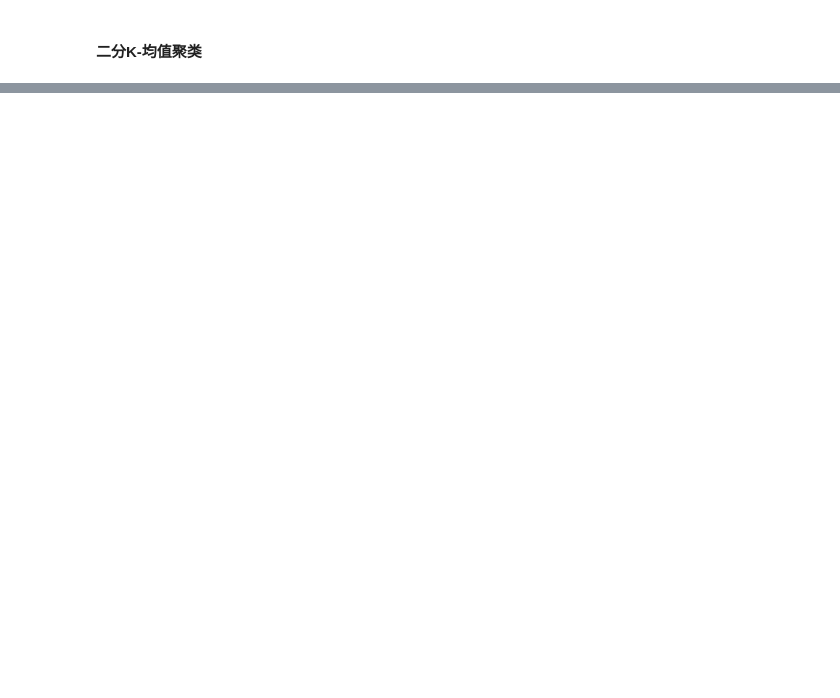
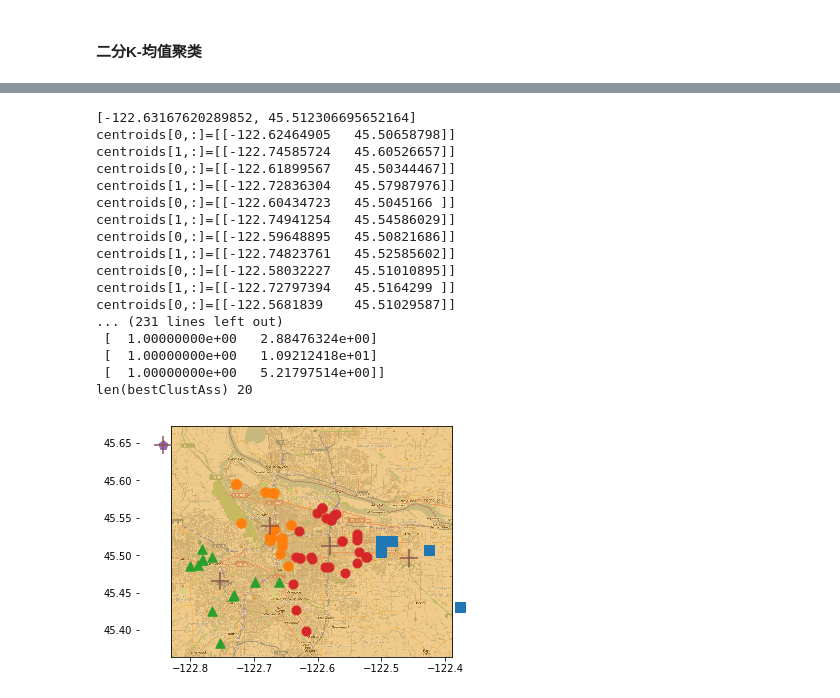
Before and after one commit to sycophant-stone/ml_playgroud, a Jupyter notebook: cluster/kmeans.ipynb, the cells around one changed output, grey strips where cells are left out. Drawn from its saved outputs; the diff is of its cells as text; code cells hidden in the pictures; blank space fills up the shorter version.

Commit message:
add kmeans with map

```diff
--- a/cluster/kmeans.ipynb
+++ b/cluster/kmeans.ipynb
@@ -217,0 +248,58 @@ show_clustter_image_nomat(X_train,4,clusterAssment_2bi,centroids_2bi)
+# %%
+def distSLC(vectA,vectB): #球面余弦定理
+    a=np.sin(vectA[0,1]*np.pi/180)*np.sin(vectB[0,1]*np.pi/180)
+    b=np.cos(vectA[0,1]*np.pi/180)*np.cos(vectB[0,1]*np.pi/180)*np.cos(np.pi/180*(vectB[0,0]-vectA[0,0]))
+    return np.arccos(a+b)*6371.0
+# %%
+def clusterClubs(k=5):
+    dataList=[] # 保存places.txt的经纬坐标
+    for line in open('places.txt').readlines():
+        lineArr=line.split('\t')
+        dataList.append([float(lineArr[4]),float(lineArr[3])])
+        #print("lineArr[4]:%s,lineArr[3]:%s"%(lineArr[4],lineArr[3]))
+    dataMat=np.mat(dataList) # List类型转成Mat类型
+    #print(dataMat.shape)
+    myCentroids,clustAssing=biKmeans(dataMat,k,distSLC)
+    fig=plt.figure()
+    rect=[0.1,0.1,0.8,0.8]
+    scatterMarkers=['s', 'o', '^', '8', 'p', \
+                    'd', 'v', 'h', '>', '<']
+    axprops = dict(xticks=[], yticks=[])
+    ax0=fig.add_axes(rect, label='ax0', **axprops)
+    imgP = plt.imread('Portland.png')
+    ax0.imshow(imgP)
+    ax1=fig.add_axes(rect, label='ax1', frameon=False)
+    for i in range(k):
+        # 找到第k个聚类的所有样本
+        k_sample_data=dataMat[np.nonzero(clustAssing[:,0].A==i)[0],:]
+        cur_marker=scatterMarkers[i%len(scatterMarkers)]
+        ax1.scatter(k_sample_data[:,0].flatten().A[0], k_sample_data[:,1].flatten().A[0], marker=cur_marker, s=90)
+    #print("TUPLE")
+    #print(np.mat(myCentroids).shape)
+    myCentroids_mat=np.mat(myCentroids)
+    #print(myCentroids_mat[:,0])
+    #print((myCentroids_mat[:,0].flatten().A)[0])
+    #print((myCentroids_mat[:,1].flatten().A)[0])
+    ax1.scatter(myCentroids_mat[:,0].flatten().A[0], myCentroids_mat[:,1].flatten().A[0], marker='+', s=300)
+    plt.show()
+# %%
+clusterClubs(k=5)
+# %% [output]
+[-122.63167620289852, 45.512306695652164]
+centroids[0,:]=[[-122.62464905   45.50658798]]
+centroids[1,:]=[[-122.74585724   45.60526657]]
+centroids[0,:]=[[-122.61899567   45.50344467]]
+centroids[1,:]=[[-122.72836304   45.57987976]]
+centroids[0,:]=[[-122.60434723   45.5045166 ]]
+centroids[1,:]=[[-122.74941254   45.54586029]]
+centroids[0,:]=[[-122.59648895   45.50821686]]
+centroids[1,:]=[[-122.74823761   45.52585602]]
+centroids[0,:]=[[-122.58032227   45.51010895]]
+centroids[1,:]=[[-122.72797394   45.5164299 ]]
+centroids[0,:]=[[-122.5681839    45.51029587]]
+... (231 lines left out)
+ [  1.00000000e+00   2.88476324e+00]
+ [  1.00000000e+00   1.09212418e+01]
+ [  1.00000000e+00   5.21797514e+00]]
+len(bestClustAss) 20
+[figure, added]
```
Also changed, not shown: parts of 9 cells of this notebook.
